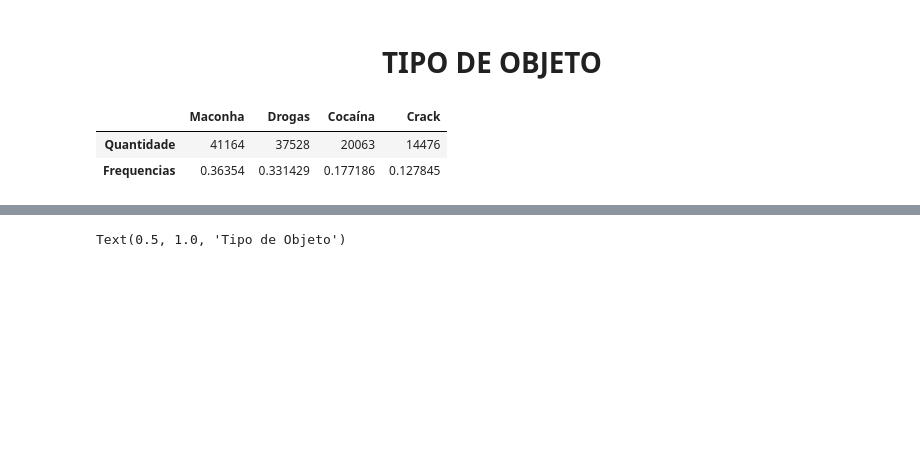
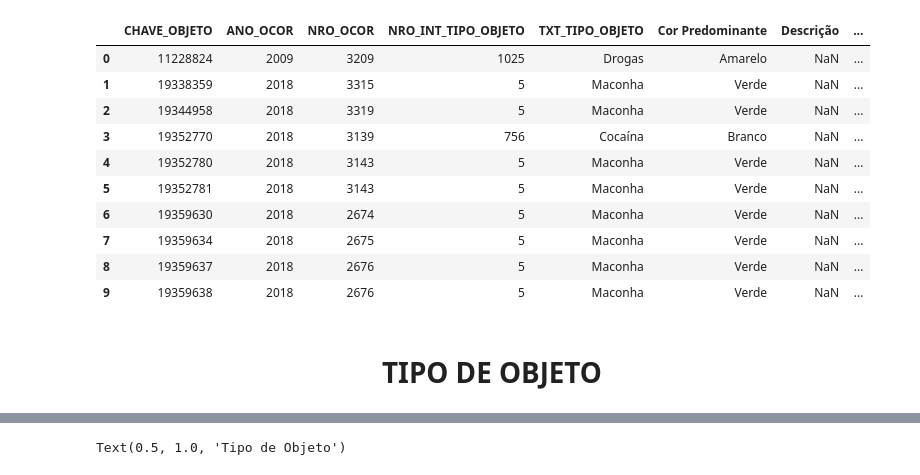
Before and after one commit to giuliannocappellari/Grafos, a Jupyter notebook: Indicadores/Drogas_Reclassificacao.ipynb, the cells around one changed output, grey strips where cells are left out. Saved outputs shown, nothing was run; the diff lists cells and outputs as text; code cells hidden in the pictures; blank space fills up the shorter version.

```diff
--- a/Indicadores/Drogas_Reclassificacao.ipynb
+++ b/Indicadores/Drogas_Reclassificacao.ipynb
@@ -47,33 +110,17 @@ resultado['Peso Unitário']  = resultado['Peso Unitário'].astype(float)
+# %%
+#Mostrar mudança nas colunas peso
+resultado.head(10)
+# %% [output]
+|  | CHAVE_OBJETO | ANO_OCOR | NRO_OCOR | NRO_INT_TIPO_OBJETO | TXT_TIPO_OBJETO | Cor Predominante | Descrição | ... |
+| 0 | 11228824 | 2009 | 3209 | 1025 | Drogas | Amarelo | NaN | ... |
+| 1 | 19338359 | 2018 | 3315 | 5 | Maconha | Verde | NaN | ... |
+| 2 | 19344958 | 2018 | 3319 | 5 | Maconha | Verde | NaN | ... |
+| 3 | 19352770 | 2018 | 3139 | 756 | Cocaína | Branco | NaN | ... |
+| 4 | 19352780 | 2018 | 3143 | 5 | Maconha | Verde | NaN | ... |
+| 5 | 19352781 | 2018 | 3143 | 5 | Maconha | Verde | NaN | ... |
+| 6 | 19359630 | 2018 | 2674 | 5 | Maconha | Verde | NaN | ... |
+| 7 | 19359634 | 2018 | 2675 | 5 | Maconha | Verde | NaN | ... |
+| 8 | 19359637 | 2018 | 2676 | 5 | Maconha | Verde | NaN | ... |
+| 9 | 19359638 | 2018 | 2676 | 5 | Maconha | Verde | NaN | ... |
 # %% [markdown]
 # <h1><center>TIPO DE OBJETO</center></h1>
-# %%
-#Criando DF cores a partir de frequência do tipo do Objeto
-cores = resultado['TXT_TIPO_OBJETO'].value_counts()
-cores = pd.DataFrame(cores)
-cores = cores.reset_index()
-cores = cores.T
-cores = cores.rename(columns={0:cores[0][0],1:cores[1][0],2:cores[2][0],3:cores[3][0]})
-cores = cores.iloc[1:]
-
-#Criando DF cores1 com as frequências
-cores1 = resultado['TXT_TIPO_OBJETO'].value_counts(normalize=True)
-cores1 = pd.DataFrame(cores1)
-cores1 = cores1.reset_index()
-cores1 = cores1.T
-cores1 = cores1.rename(columns={0:cores1[0][0],1:cores1[1][0],2:cores1[2][0],3:cores1[3][0][0]
-                             })
-#Concatenado DF para cores2
-lista = [cores,cores1]
-cores2 = pd.concat(lista)
-cores2 = cores2.reset_index(drop=True)
-cores2 = cores2.drop([1], axis = 0)
-cores2 = cores2.rename(index={0:'Quantidade', 2:"Frequencias"})
-#Atribuindo a coluna Crack também as frequências de C
-#Não foi atribuido também Quantidade pois retornava um valor NaN
-cores2['Crack']['Frequencias'] = cores2['C']['Frequencias']
-cores2 = cores2.drop(['C'], axis = 1)
-cores2
-# %% [output]
-|  | Maconha | Drogas | Cocaína | Crack |
-| Quantidade | 41164 | 37528 | 20063 | 14476 |
-| Frequencias | 0.36354 | 0.331429 | 0.177186 | 0.127845 |
```
Also changed, not shown: parts of 19 cells of this notebook, 1 other file.
